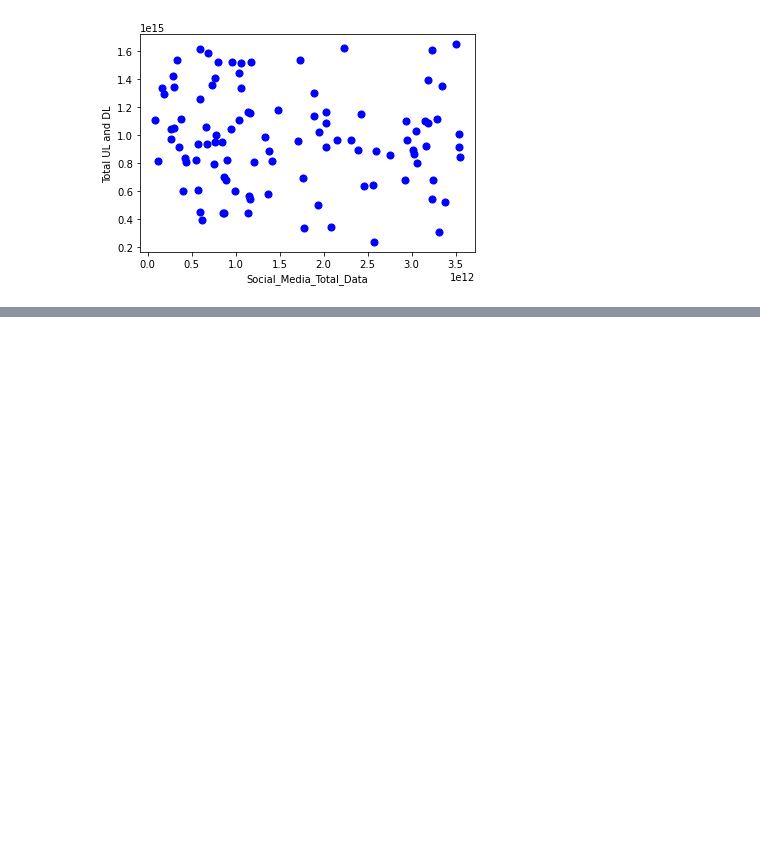
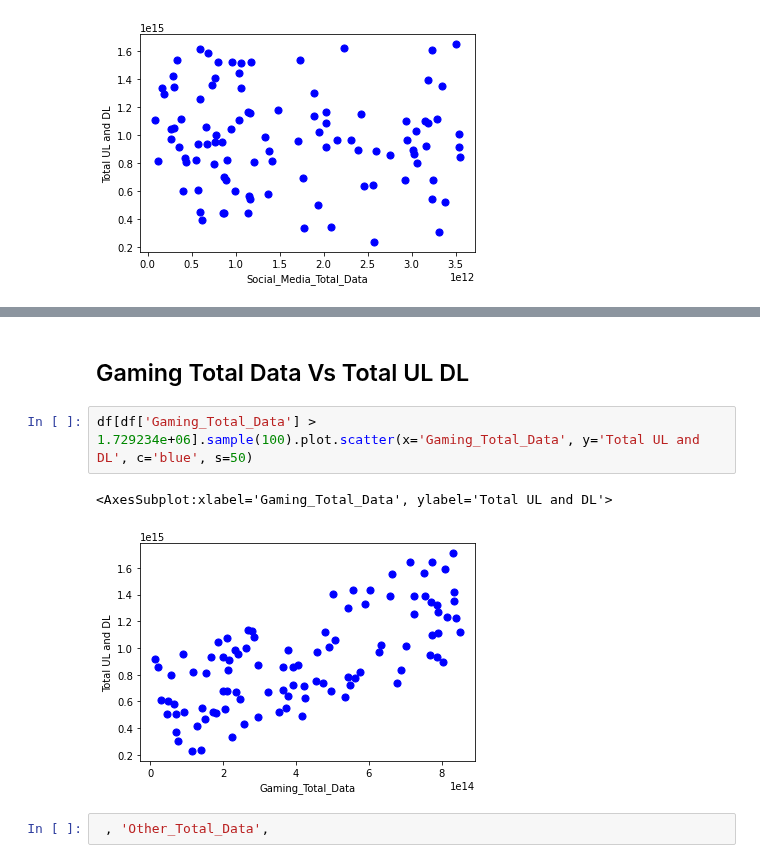
Before and after one commit to Abel-Blue/telecom-user-analytics, a Jupyter notebook: notebooks/data_exploration.ipynb, the cells around one changed output, grey strips where cells are left out. Cells and saved outputs as stored; diff of their text form; blank space fills up the shorter version.

```diff
--- a/notebooks/data_exploration.ipynb
+++ b/notebooks/data_exploration.ipynb
@@ -310,0 +317,9 @@ df[df['Google_Total_Data'] > 1.729234e+06].sample(100).plot.scatter(x='Google_To
+# %% [markdown]
+## Gaming Total Data Vs Total UL DL
+# %%
+df[df['Gaming_Total_Data'] > 1.729234e+06].sample(100).plot.scatter(x='Gaming_Total_Data', y='Total UL and DL', c='blue', s=50)
+# %% [output]
+<AxesSubplot:xlabel='Gaming_Total_Data', ylabel='Total UL and DL'>
+[figure, added]
+# %%
+ , 'Other_Total_Data',
```
Also changed, not shown: parts of 13 cells of this notebook.
